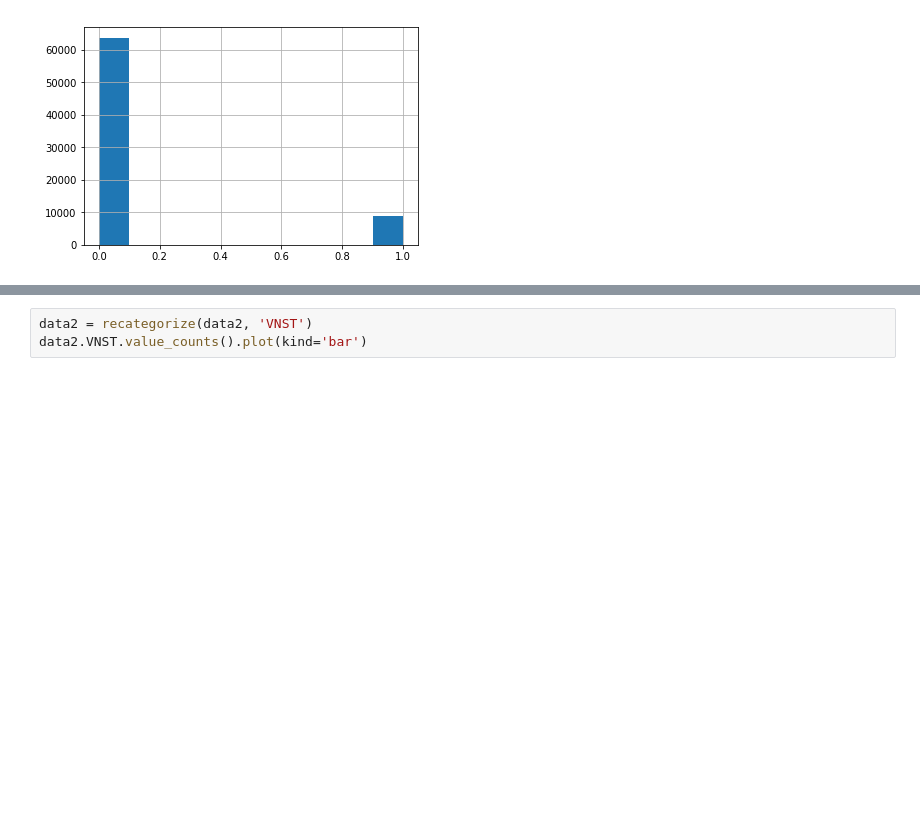
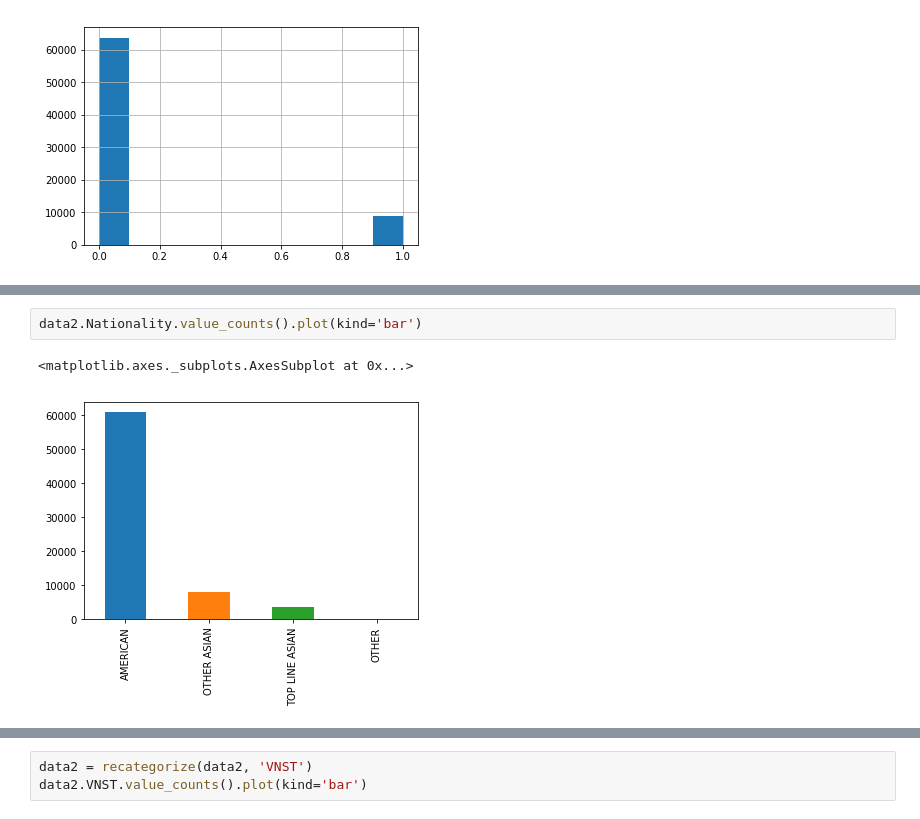
Before and after one commit to hamemomo/ML_tools, a Jupyter notebook: kaggle_goodbad_car/goodbadCar.ipynb, the cells around one changed output, grey strips where cells are left out. Drawn from its saved outputs; the diff is of its cells as text; blank space fills up the shorter version.

```diff
--- a/kaggle_goodbad_car/goodbadCar.ipynb
+++ b/kaggle_goodbad_car/goodbadCar.ipynb
@@ -117,0 +114,5 @@ data.Size.value_counts().plot(kind='bar')
+# %%
+data2.Nationality.value_counts().plot(kind='bar')
+# %% [output]
+<matplotlib.axes._subplots.AxesSubplot at 0x...>
+[figure, added]
```
Also changed, not shown: parts of 20 cells of this notebook, 1 other file.
